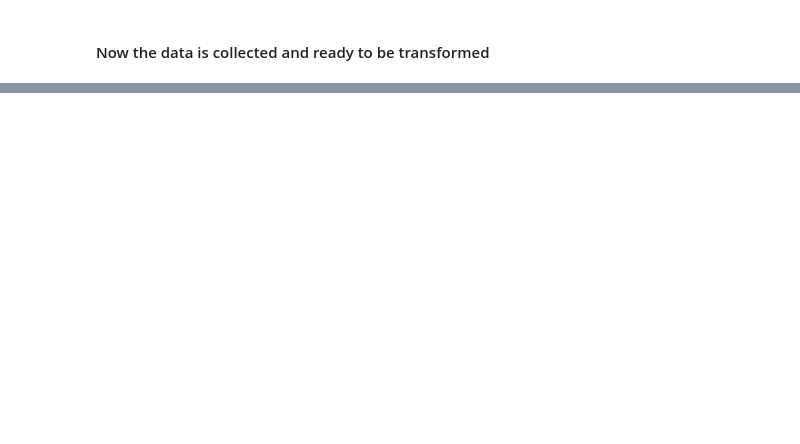
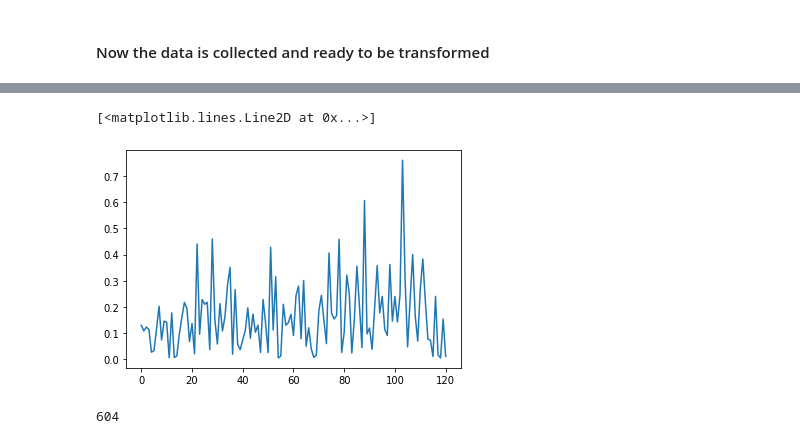
Before and after one commit to filiparvidsson/MovieScorePredictor, a Jupyter notebook: overlord.ipynb, the cells around one changed output, grey strips where cells are left out. Cells and saved outputs as stored; diff of their text form; code cells hidden in the pictures; blank space fills up the shorter version.

```diff
--- a/overlord.ipynb
+++ b/overlord.ipynb
@@ -231,0 +303,33 @@ KeyError: 'color'
+# %%
+
+# creating an object of LinearRegression class
+LR = LinearRegression()
+
+LR.fit(x_train,y_train)
+
+y_pred = LR.predict(x_test)
+# %%
+import math
+y_mean = 0
+
+for y in y_test:
+    y_mean += y
+
+y_mean = y_mean / len(y_test)
+
+diff = abs(y_test - y_pred)
+
+mse = 0
+for y in diff:
+    mse+=y*y
+
+num = 0
+for y in y_test:
+    num += (y - y_mean)*(y - y_mean)
+
+r2 = 1 - (mse / num)
+
+#std = math.sqrt(r2)
+
+print("The MSE: ", mse/len(y_pred),". And the r2: ", r2, " Standard deviation" )
+diff
@@ -231,0 +350,26 @@ KeyError: 'color'
+# %%
+from sklearn.metrics import accuracy_score
+x = np.linspace(0, len(y_pred)-1, 1)
+diffList = diff.tolist()
+diffList
+plt.plot(diffList)
+# %% [output]
+[<matplotlib.lines.Line2D at 0x...>]
+[figure, added]
+# %%
+# from sklearn.decomposition import PCA
+# pca=PCA(n_components=5)
+# pca.fit(x_test)
+# x_test=pca.transform(x_test)
+
+# pca.fit(x_train)
+# x_train=pca.transform(x_train)
+# #let's check the shape of X_pca array
+# print("shape of X_pca", x_test.shape)
+
+# import numpy as np
+# import matplotlib.pyplot as plt
+
+len(movieInfoNew)
+# %% [output]
+604
```
Also changed, not shown: parts of 8 cells of this notebook.
